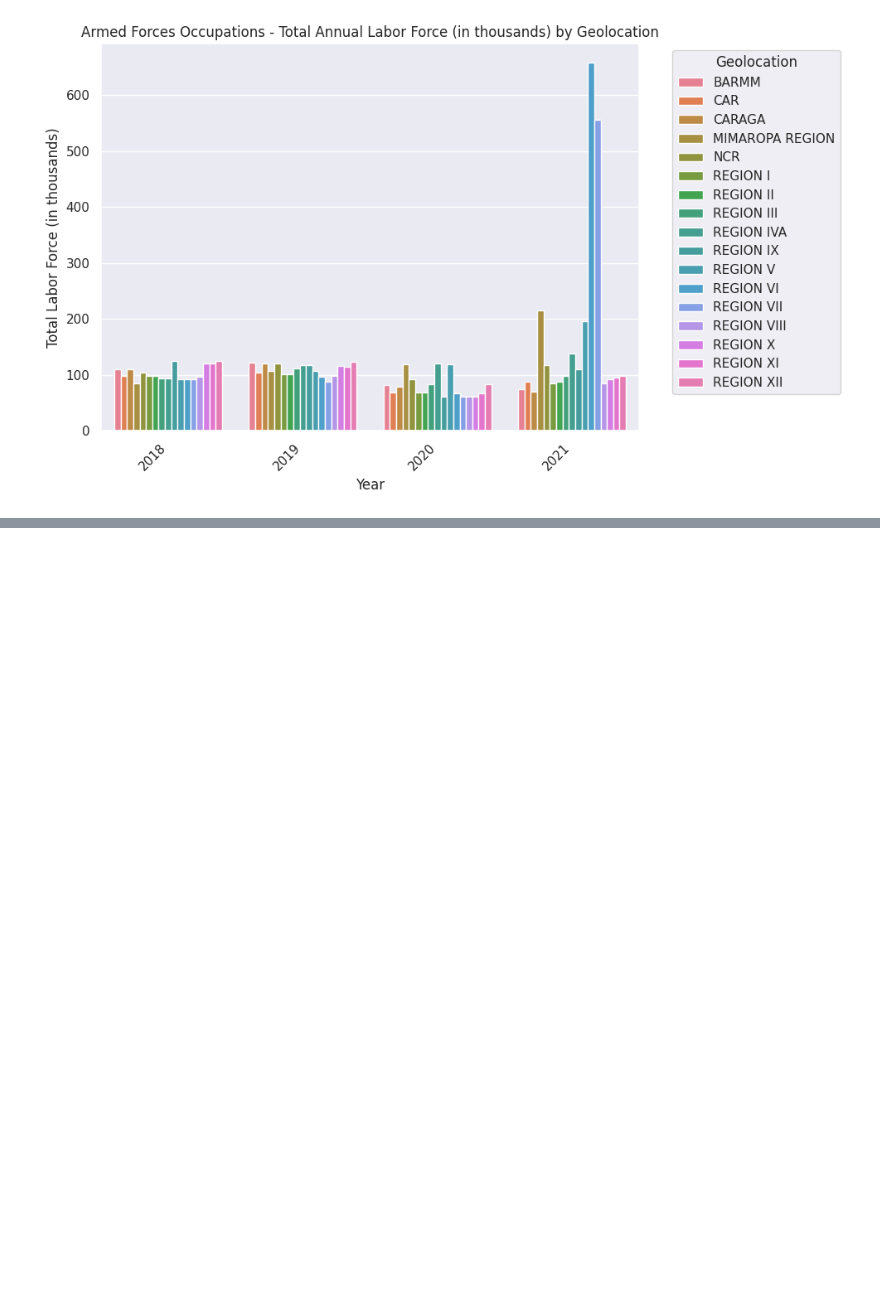
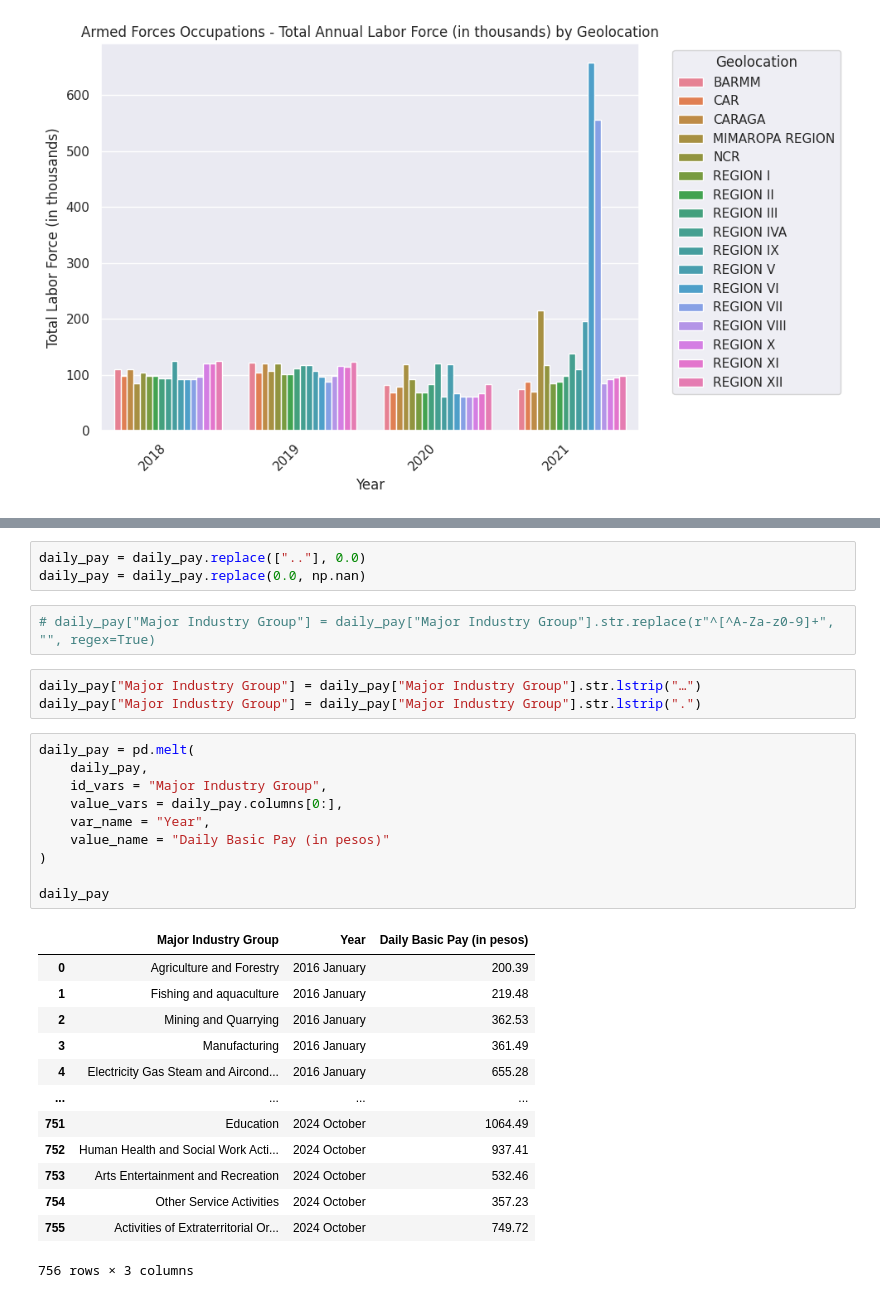
Before and after one commit to glamosky/labor-and-employment, a Jupyter notebook: labor and employment.ipynb, the cells around one changed output, grey strips where cells are left out. Cells and saved outputs as stored; diff of their text form; blank space fills up the shorter version.

```diff
--- a/labor and employment.ipynb
+++ b/labor and employment.ipynb
@@ -651,0 +680,32 @@ See the caveats in the documentation: https://pandas.pydata.org/pandas-docs/stab
+# %%
+daily_pay = daily_pay.replace([".."], 0.0)
+daily_pay = daily_pay.replace(0.0, np.nan)
+# %%
+# daily_pay["Major Industry Group"] = daily_pay["Major Industry Group"].str.replace(r"^[^A-Za-z0-9]+", "", regex=True)
+# %%
+daily_pay["Major Industry Group"] = daily_pay["Major Industry Group"].str.lstrip("…")
+daily_pay["Major Industry Group"] = daily_pay["Major Industry Group"].str.lstrip(".")
+# %%
+daily_pay = pd.melt(
+    daily_pay,
+    id_vars = "Major Industry Group",
+    value_vars = daily_pay.columns[0:],
+    var_name = "Year",
+    value_name = "Daily Basic Pay (in pesos)"
+)
+
+daily_pay
+# %% [output]
+|  | Major Industry Group | Year | Daily Basic Pay (in pesos) |
+| 0 | Agriculture and Forestry | 2016 January | 200.39 |
+| 1 | Fishing and aquaculture | 2016 January | 219.48 |
+| 2 | Mining and Quarrying | 2016 January | 362.53 |
+| 3 | Manufacturing | 2016 January | 361.49 |
+| 4 | Electricity Gas Steam and Aircond... | 2016 January | 655.28 |
+| ... | ... | ... | ... |
+| 751 | Education | 2024 October | 1064.49 |
+| 752 | Human Health and Social Work Acti... | 2024 October | 937.41 |
+| 753 | Arts Entertainment and Recreation | 2024 October | 532.46 |
+| 754 | Other Service Activities | 2024 October | 357.23 |
+| 755 | Activities of Extraterritorial Or... | 2024 October | 749.72 |
+756 rows × 3 columns
```
Also changed, not shown: parts of 14 cells of this notebook, 1 other file.
